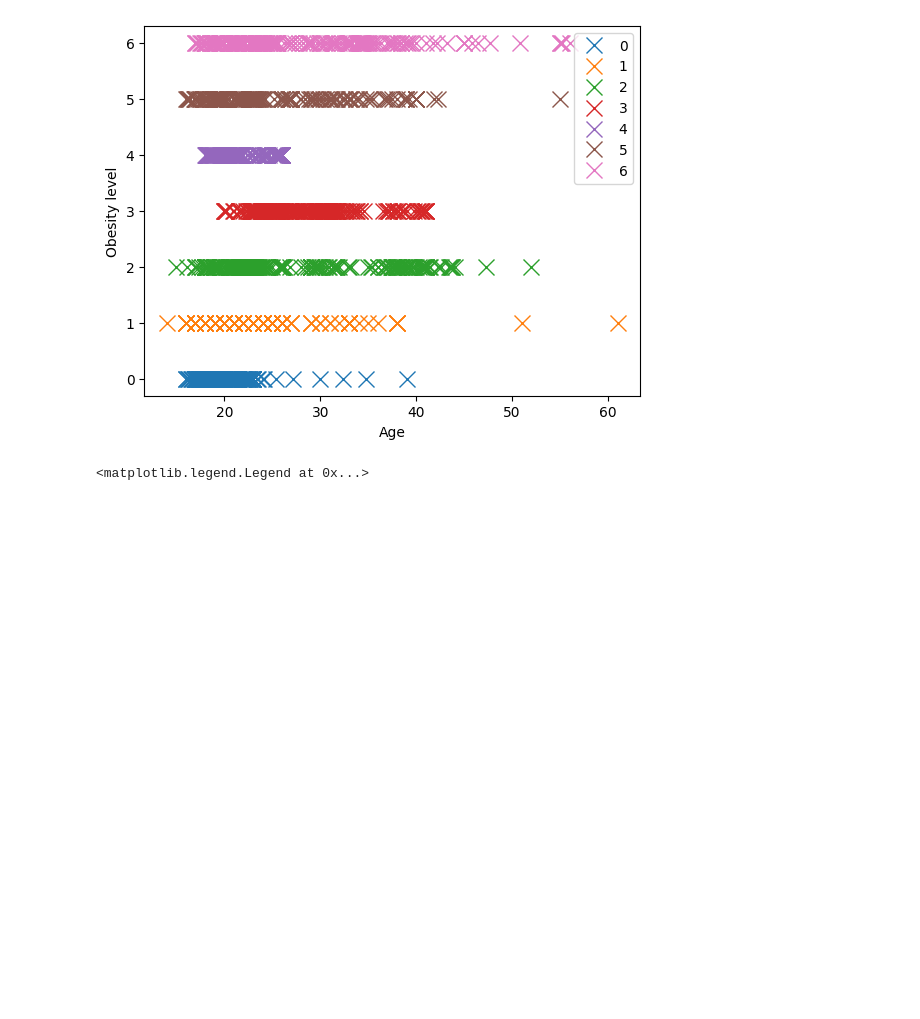
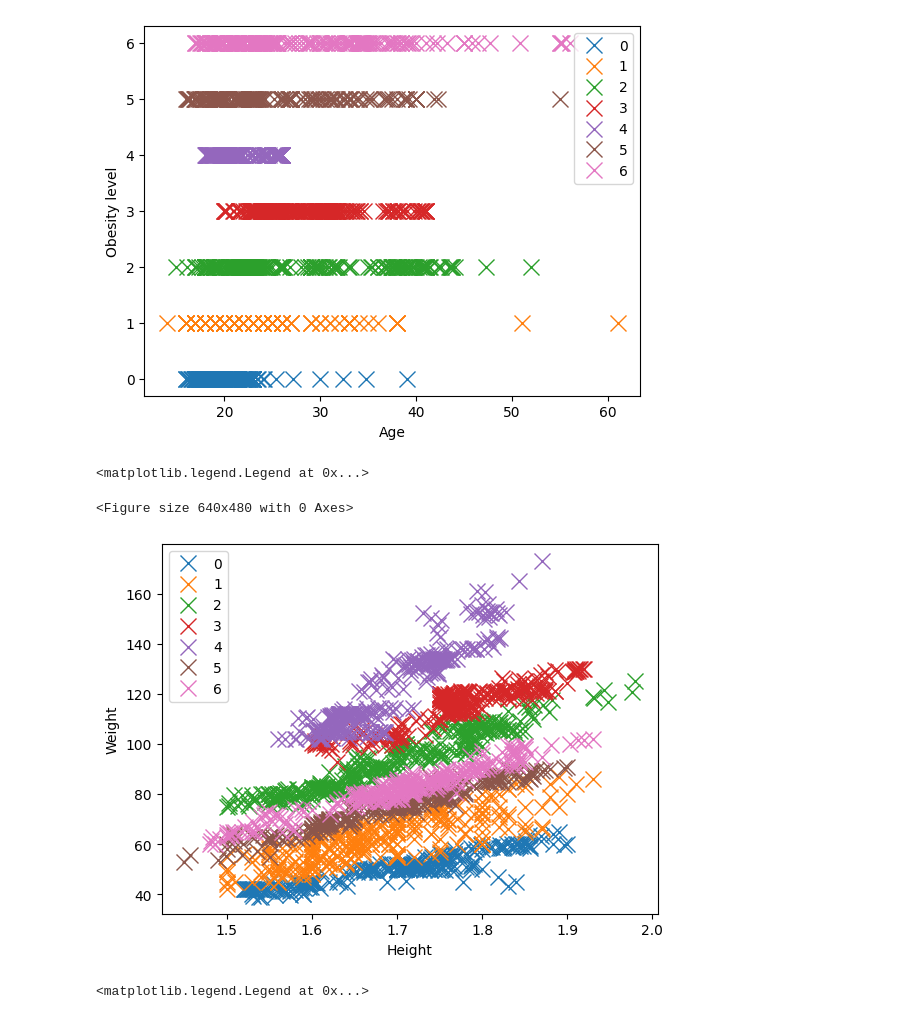
Before and after one commit to joco09/TTDC-Assignment, a Jupyter notebook: toolss and technology data science/obecety_Assignment_problem.ipynb, the cells around one changed output. Cells and saved outputs as stored; diff of their text form; code cells hidden in the pictures; blank space fills up the shorter version.

```diff
--- a/toolss and technology data science/obecety_Assignment_problem.ipynb
+++ b/toolss and technology data science/obecety_Assignment_problem.ipynb
@@ -246,6 +246,28 @@ ax.legend()
 <matplotlib.legend.Legend at 0x...>
 <Figure size 640x480 with 0 Axes>
 [figure]
+# %%
+fig = plt.figure();
+fig, ax = plt.subplots()
+ax.margins(0.05) # Optional, just adds 5% padding to the autoscaling
+
+# group the data instances according to the different classes they belong to
+groups = data.groupby('NObeyesdad')
+
+# iterate over each group and plot (scatter)
+for name, group in groups:
+    ax.plot(group.Height, group.Weight, marker='x', linestyle='', ms=12, label=name)
+
+# set labels for the y and x axes
+ax.set_xlabel('Height')
+ax.set_ylabel('Weight')
+
+# add legend to the figure
+ax.legend()
+# %% [output]
+<matplotlib.legend.Legend at 0x...>
+<Figure size 640x480 with 0 Axes>
+[figure, added]
 # %%
 fig = plt.figure();
 fig, ax = plt.subplots()
```
Also changed, not shown: parts of 1 cell of this notebook.
